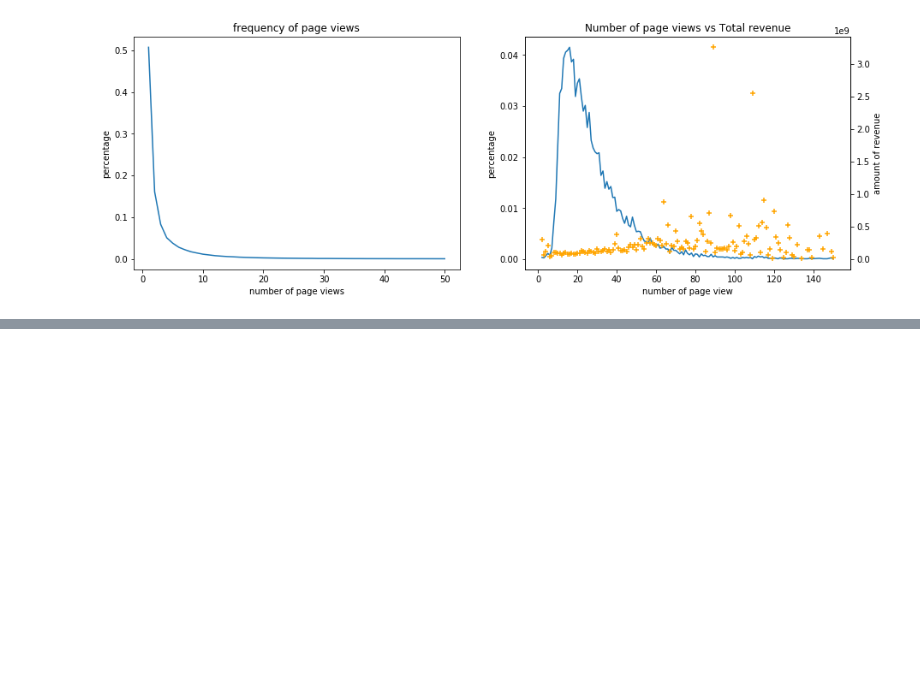
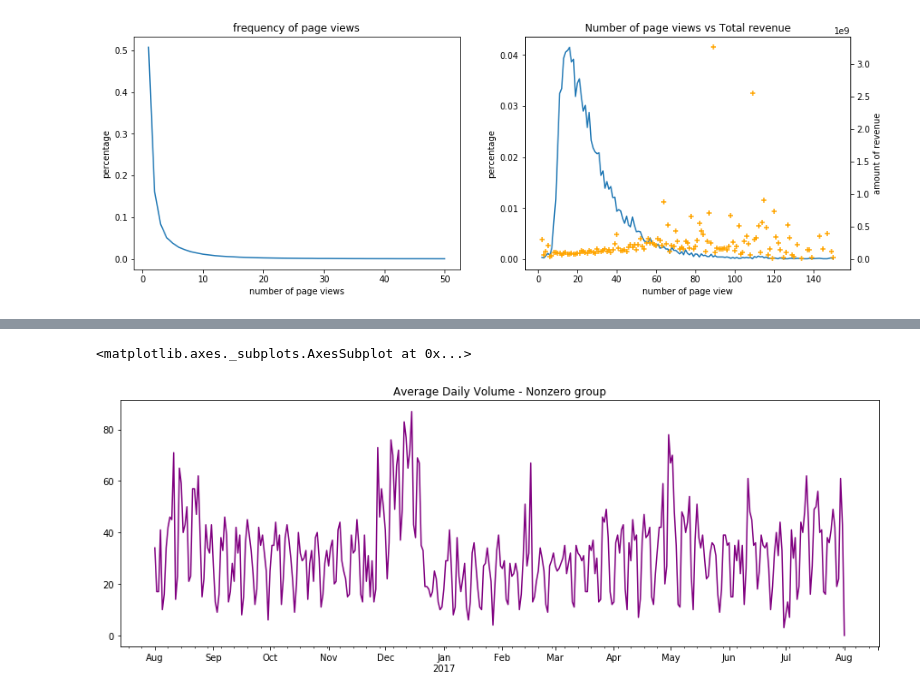
Before and after one commit to jhan0317/sys6018-competition-revenue-prediction, a Jupyter notebook: exploration.ipynb, the cells around one changed output, grey strips where cells are left out. Drawn from its saved outputs; the diff is of its cells as text; code cells hidden in the pictures; blank space fills up the shorter version.

```diff
--- a/exploration.ipynb
+++ b/exploration.ipynb
@@ -536,0 +526,10 @@ pd.DataFrame(page_revenue)
+# %%
+plt.subplots(figsize=(15,5))
+daily_count = nonzero_df.groupby('date')['Id'].count()
+daily_count.loc[20160803] = 0
+daily_count.sort_index()
+ts = pd.Series(daily_count.values, index=date_range('8/1/2016', '8/1/2017'))
+ts.plot(title='Average Daily Volume - Nonzero group',color='purple')
+# %% [output]
+<matplotlib.axes._subplots.AxesSubplot at 0x...>
+[figure, added]
```
Also changed, not shown: parts of 11 cells of this notebook.
